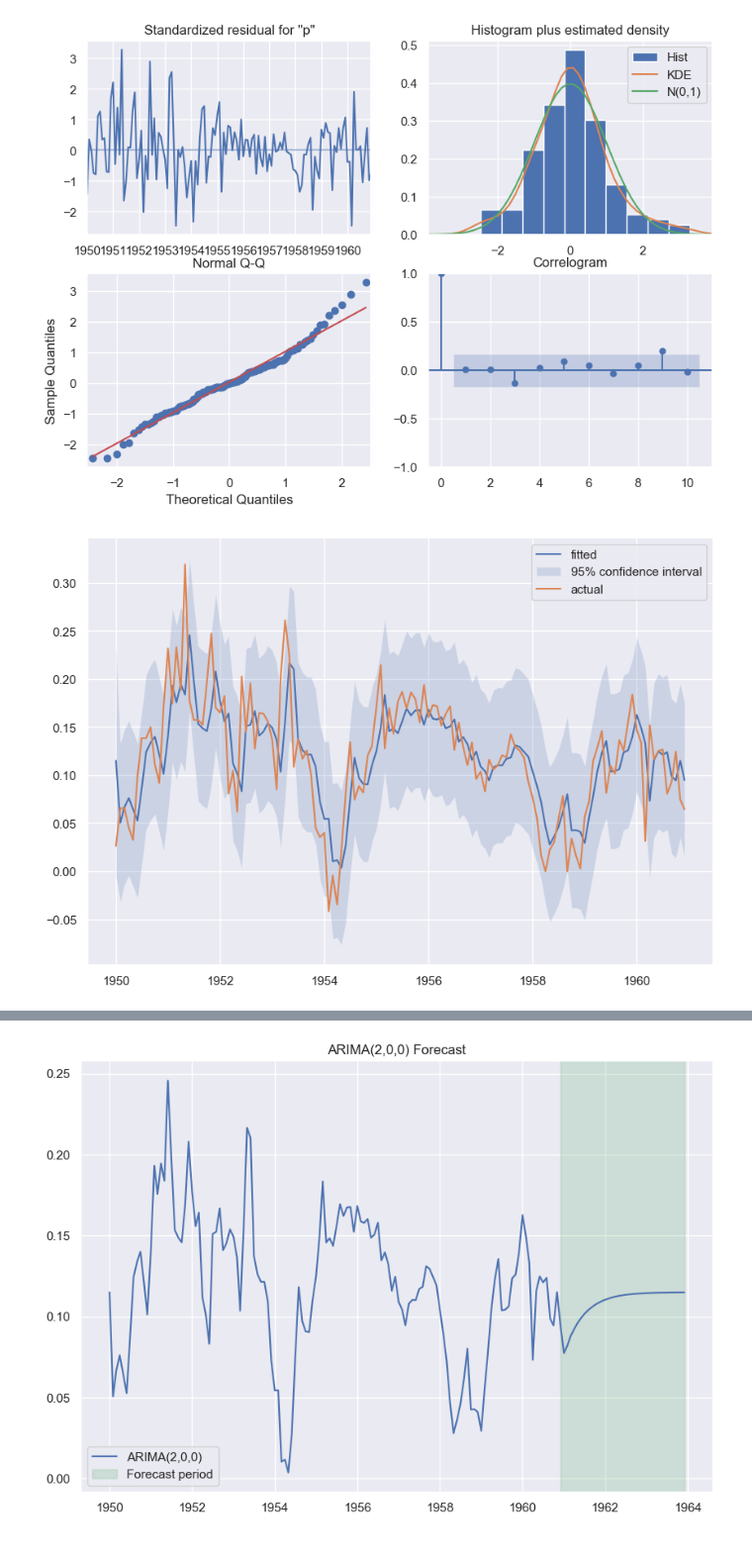
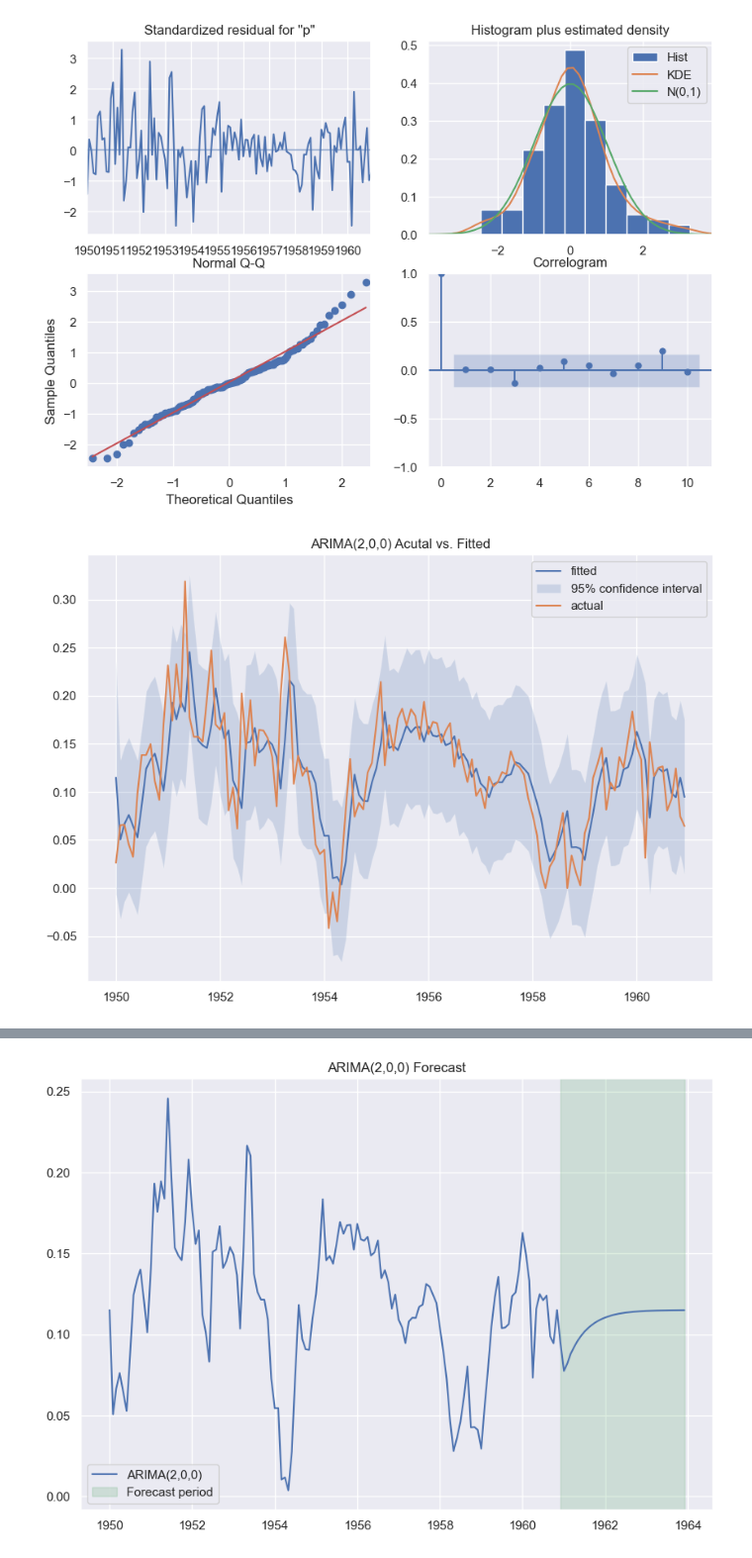
Before and after one commit to warwickdatasciencesociety/time-series-workshops, a Jupyter notebook: demo-notebook.ipynb, the cells around one changed output, grey strips where cells are left out. Shown at 99% size. Saved outputs shown, nothing was run; the diff lists cells and outputs as text; code cells hidden in the pictures.

```diff
--- a/demo-notebook.ipynb
+++ b/demo-notebook.ipynb
@@ -415,12 +437,13 @@ plt.show()
 # %%
 plt.plot(y.index, fitted, label="fitted")
 plt.fill_between(y.index, conf_int[:,0], conf_int[:, 1],
     alpha=0.2, label="95% confidence interval")
 plt.plot(y, label="actual")
+plt.title("ARIMA(2,0,0) Acutal vs. Fitted")
 plt.legend()
 plt.show()
 # %% [output]
-[figure, old version]
+[figure, new version]
 # %%
 plt.plot(log_passangers.index, revert_diff(fitted, log_passangers[:12], 12), label="fitted")
 plt.plot(log_passangers, label="actual")
```
Also changed, not shown: parts of 4 cells of this notebook, 4 other files.
